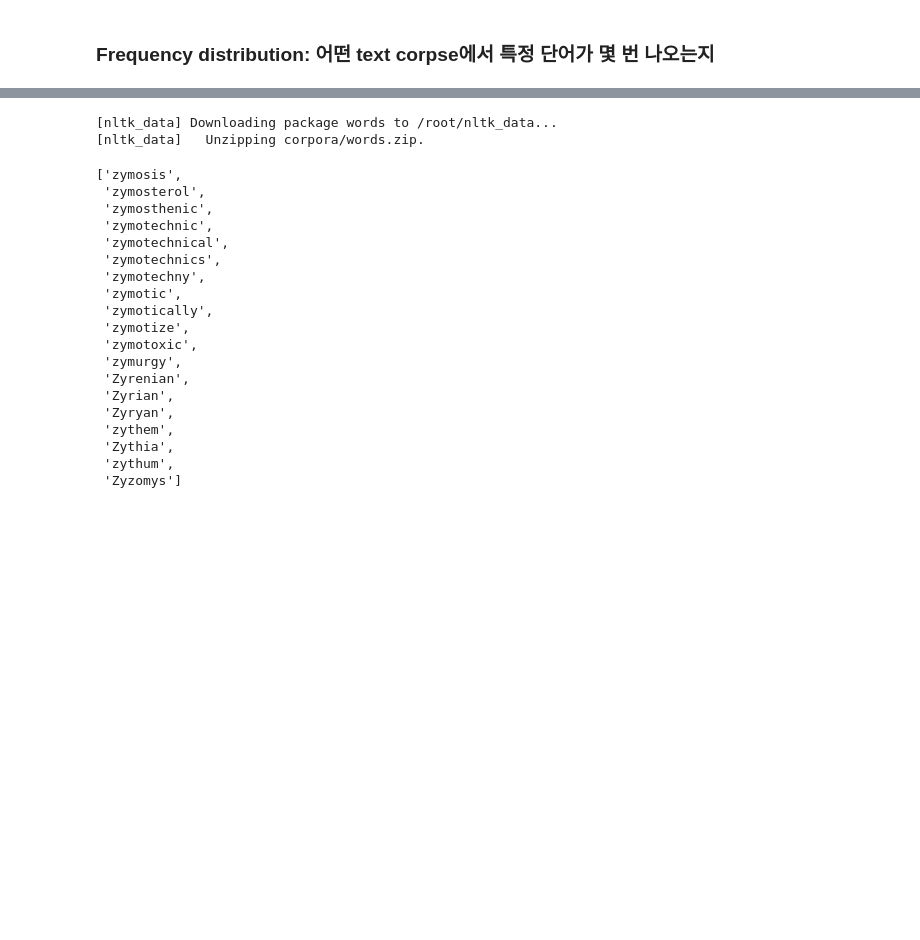
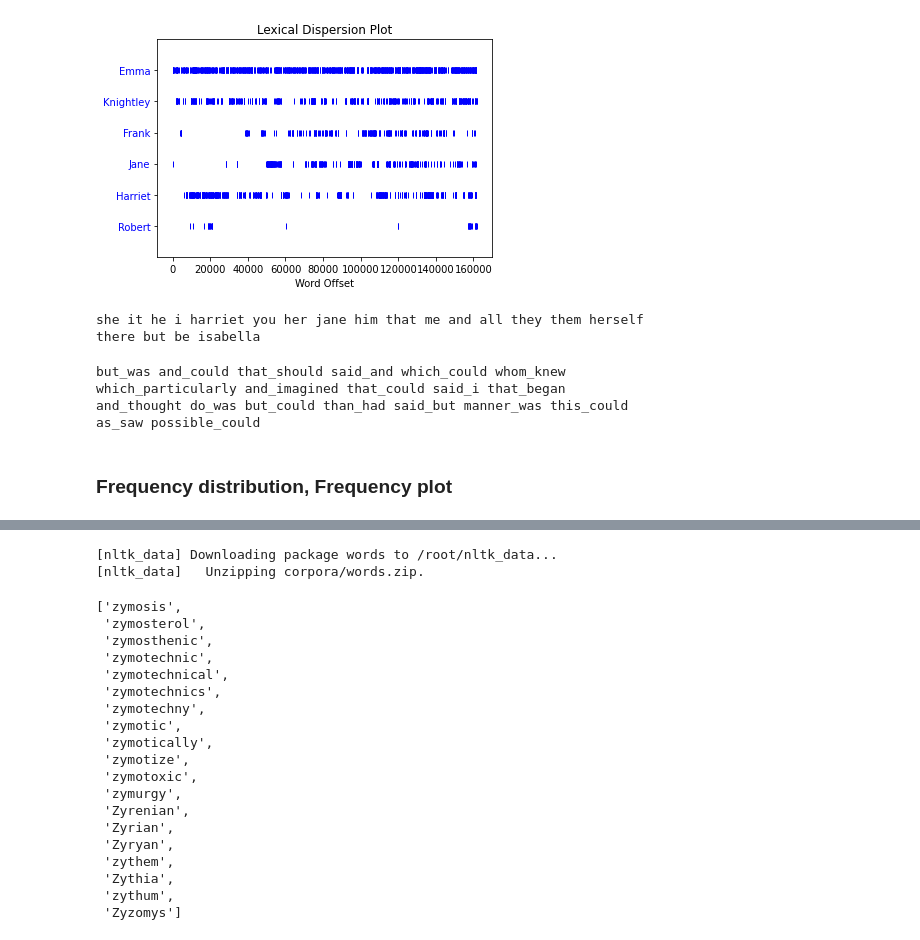
Before and after one commit to DaheeJang/class2021fall, a Jupyter notebook: nlp.ipynb, the cells around one changed output, grey strips where cells are left out. Saved outputs shown, nothing was run; the diff lists cells and outputs as text; code cells hidden in the pictures; blank space fills up the shorter version.

```diff
--- a/nlp.ipynb
+++ b/nlp.ipynb
@@ -32 +45,5 @@ words = word_tokenize(text)
+# %%
+from nltk.tokenize import RegexpTokenizer
+retokenize = RegexpTokenizer("[\w]+")
+words = retokenize.tokenize(text)
 # %% [markdown]
@@ -59,6 +137,6 @@ print(words)
 # %%
 nltk.download('gutenberg')
-text = nltk.corpus.gutenberg.raw('melville-moby_dick.txt')
-words = nltk.word_tokenize(text)
+text = nltk.corpus.gutenberg.raw('austen-emma.txt')
+words = retokenize.tokenize(text)
 # %% [output]
 [nltk_data] Downloading package gutenberg to /root/nltk_data...
@@ -70,3 +165,19 @@ nltk.Text(words).concordance('great', 79, 10)
-# %% [markdown]
-### Frequency distribution: 어떤 text corpse에서 특정 단어가 몇 번 나오는지
+# %%
+nltk.Text(words).dispersion_plot(["Emma", "Knightley", "Frank", "Jane", "Harriet", "Robert"])
+# %% [output]
+[figure, added]
+# %%
+nltk.Text(words).similar("Emma")
+# %% [output]
+she it he i harriet you her jane him that me and all they them herself
+there but be isabella
+# %%
+nltk.Text(words).common_contexts(["Emma", "she"])
+# %% [output]
+but_was and_could that_should said_and which_could whom_knew
+which_particularly and_imagined that_could said_i that_began
+and_thought do_was but_could than_had said_but manner_was this_could
+as_saw possible_could
+# %% [markdown]
+### Frequency distribution, Frequency plot
 # %%
```
Also changed, not shown: parts of 36 cells of this notebook.
